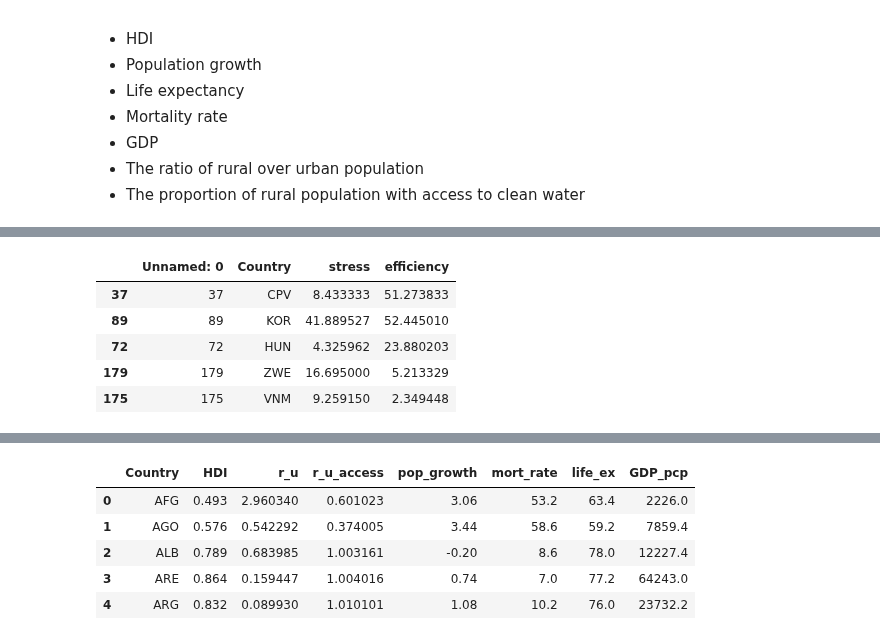
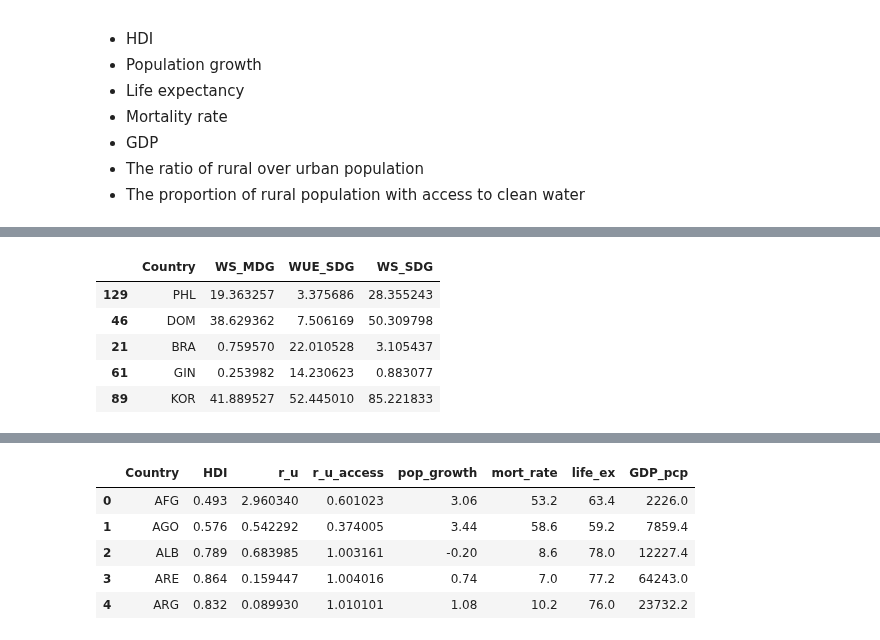
Before and after one commit to herbmks/MDA-Tuvalu, a Jupyter notebook: exploratory_socioec.ipynb, the cells around one changed output, grey strips where cells are left out. Cells and saved outputs as stored; diff of their text form; code cells hidden in the pictures.

```diff
--- a/exploratory_socioec.ipynb
+++ b/exploratory_socioec.ipynb
@@ -58,16 +39,13 @@ df['r_u_access'] = df['rural_water']/df['urban_water']
 # %%
 df_ws = pd.read_csv('clean data/water_stress.csv')
-df_ws = df_ws.rename(columns = {'Water stress (MDG)' :
-                                            'stress', 'Water use efficiency (SDG)' : 'efficiency'})
-df_ws =df_ws.drop(['Water stress (SDG)'], axis = 1)
 df_ws.sample(5)
 # %% [output]
-|  | Unnamed: 0 | Country | stress | efficiency |
-| 37 | 37 | CPV | 8.433333 | 51.273833 |
-| 89 | 89 | KOR | 41.889527 | 52.445010 |
-| 72 | 72 | HUN | 4.325962 | 23.880203 |
-| 179 | 179 | ZWE | 16.695000 | 5.213329 |
-| 175 | 175 | VNM | 9.259150 | 2.349448 |
+|  | Country | WS_MDG | WUE_SDG | WS_SDG |
+| 129 | PHL | 19.363257 | 3.375686 | 28.355243 |
+| 46 | DOM | 38.629362 | 7.506169 | 50.309798 |
+| 21 | BRA | 0.759570 | 22.010528 | 3.105437 |
+| 61 | GIN | 0.253982 | 14.230623 | 0.883077 |
+| 89 | KOR | 41.889527 | 52.445010 | 85.221833 |
 # %%
 # merge aquastat with water stress.
 # left merge to only keep aquastat countries
```
Also changed, not shown: parts of 18 cells of this notebook, 2 other files.
